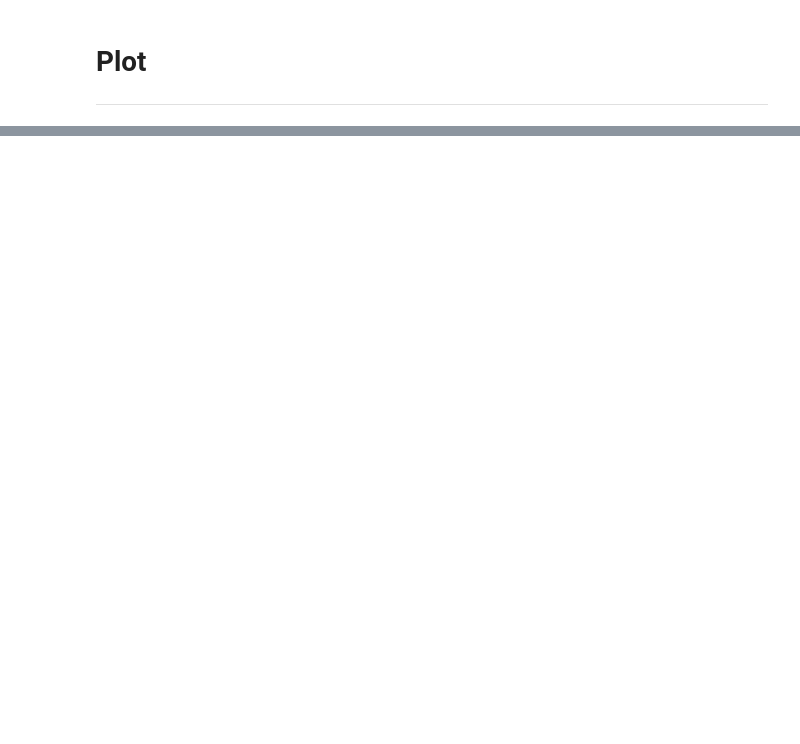
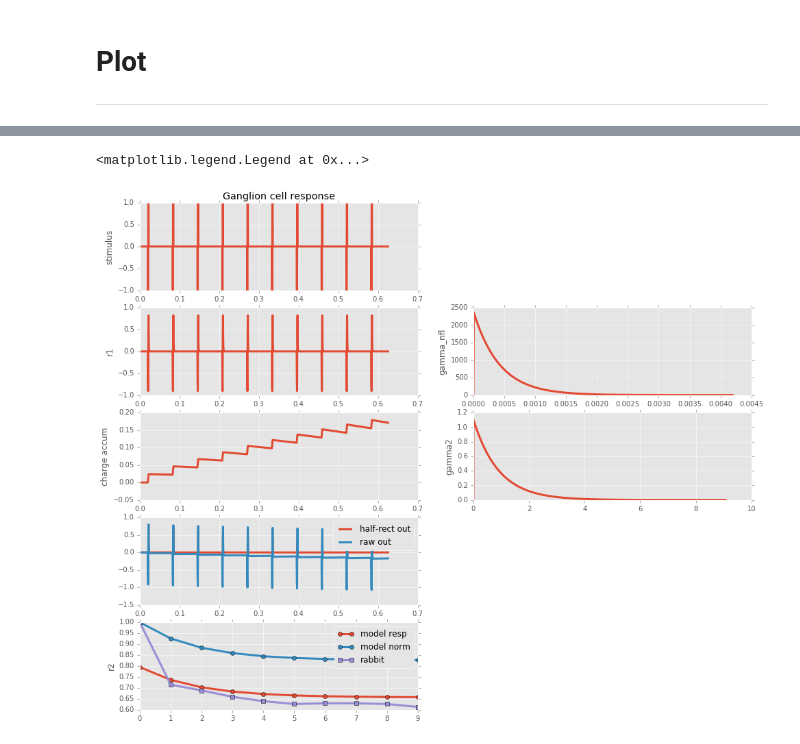
Before and after one commit to mbeyeler/pulse2percept, a Jupyter notebook: examples/notebooks/2.0-freeman2011-fit.ipynb, the cells around one changed output, grey strips where cells are left out. Saved outputs shown, nothing was run; the diff lists cells and outputs as text; code cells hidden in the pictures; blank space fills up the shorter version.

```diff
--- a/examples/notebooks/2.0-freeman2011-fit.ipynb
+++ b/examples/notebooks/2.0-freeman2011-fit.ipynb
@@ -282 +248,49 @@ model = run_model(xopt, implant, retina)
+# %%
+cond = str(test_freqs[0])
+
+gcr = model[cond]['gcr']
+tstim = np.arange(gcr.stim.data.size) * gcr.stim.tsample
+
+plt.figure(figsize=(16, 16))
+freq = 8.0
+
+plt.subplot(621)
+plt.plot(tstim, gcr.stim.data, linewidth=3)
+plt.title('Ganglion cell response')
+plt.ylabel('stimulus')
+
+# Fast response
+plt.subplot(623)
+plt.plot(tstim, gcr.r_impulse, linewidth=3)
+plt.ylabel('r1')
+
+plt.subplot(624)
+tgamma = np.arange(gcr.gamma_nfl.size) * gcr.stim.tsample
+plt.plot(tgamma, gcr.gamma_nfl, linewidth=3)
+plt.ylabel('gamma_nfl')
+
+# Fast desensitization
+plt.subplot(625)
+plt.plot(tstim, gcr.ca_fast * gcr.ca_scale, linewidth=3)
+plt.ylabel('charge accum')
+plt.subplot(626)
+tgamma = np.arange(gcr.gamma_ca_fast.size) * gcr.stim.tsample
+plt.plot(tgamma, gcr.gamma_ca_fast, linewidth=3)
+plt.ylabel('gamma2')
+
+plt.subplot(627)
+plt.plot(tstim, gcr.r_rgc, linewidth=3, label='half-rect out')
+plt.plot(tstim, gcr.r_adj, linewidth=3, label='raw out')
+plt.legend()
+
+plt.subplot(629)
+plt.plot(model[cond]['resp'], 'o-', linewidth=3, label='model resp')
+plt.plot(model[cond]['norm_resp'], 'o-', linewidth=3, label='model norm')
+plt.plot(freeman['norm_resp'][cond][:, 1], 's-',
+             linewidth=3, label='rabbit')
+plt.ylabel('r2')
+plt.legend(loc='best')
+# %% [output]
+<matplotlib.legend.Legend at 0x...>
+[figure, added]
 # %%
```
Also changed, not shown: parts of 17 cells of this notebook, 3 other files.
